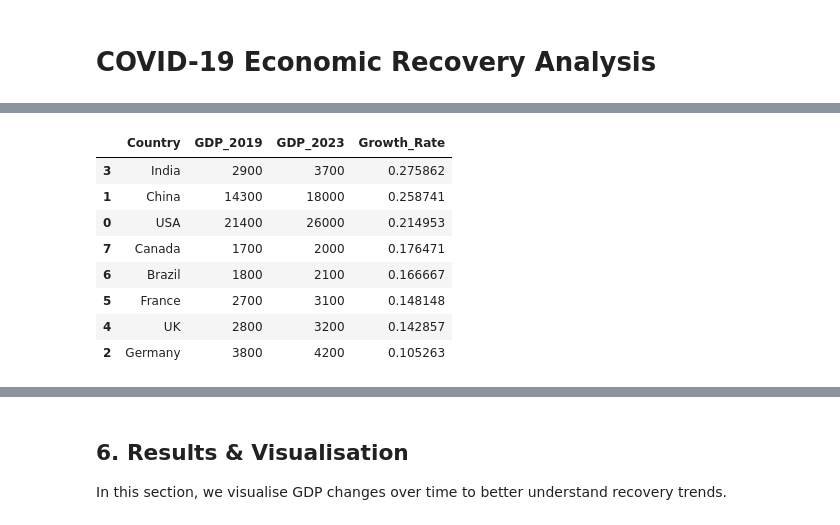
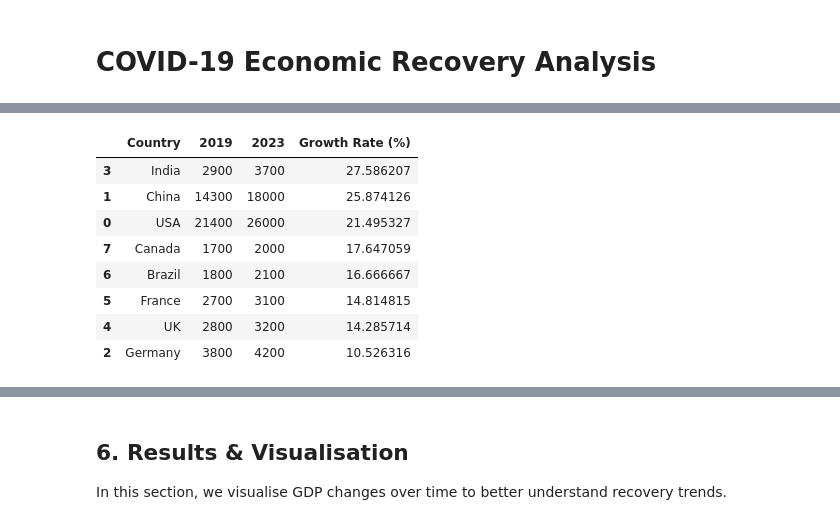
Before and after one commit to 3497816320-cmyk/acc102-covid-recovery-analysis, a Jupyter notebook: covid_recovery_analysis.ipynb, the cells around one changed output, grey strips where cells are left out. Drawn from its saved outputs; the diff is of its cells as text; code cells hidden in the pictures.

```diff
--- a/covid_recovery_analysis.ipynb
+++ b/covid_recovery_analysis.ipynb
@@ -29,13 +20,14 @@ The data is structured into a table using pandas, which allows further analysis
 import pandas as pd
 import matplotlib.pyplot as plt
 # %%
-data = {
+import pandas as pd
+import matplotlib.pyplot as plt
+
+df = pd.DataFrame({
     "Country": ["USA", "China", "Germany", "India", "UK", "France", "Brazil", "Canada"],
-    "GDP_2019": [21400, 14300, 3800, 2900, 2800, 2700, 1800, 1700],
-    "GDP_2023": [26000, 18000, 4200, 3700, 3200, 3100, 2100, 2000]
-}
-
-df = pd.DataFrame(data)
+    "2019": [21400, 14300, 3800, 2900, 2800, 2700, 1800, 1700],
+    "2023": [26000, 18000, 4200, 3700, 3200, 3100, 2100, 2000]
+})
 
 df
 # %% [output]
@@ -66,6 +57 @@ Growth_Rate    0
 dtype: int64
-# %%
-# Calculate growth rate
-df["Growth_Rate"] = (df["GDP_2023"] - df["GDP_2019"]) / df["GDP_2019"]
-
-df
@@ -81,0 +62,3 @@ df
+# %%
+df["Growth Rate (%)"] = ((df["2023"] - df["2019"]) / df["2019"]) * 100
+df
@@ -82,15 +75,13 @@ df
 # %%
-# Sort by growth rate
-df_sorted = df.sort_values(by="Growth_Rate", ascending=False)
-
+df_sorted = df.sort_values(by="Growth Rate (%)", ascending=False)
 df_sorted
 # %% [output]
-|  | Country | GDP_2019 | GDP_2023 | Growth_Rate |
-| 3 | India | 2900 | 3700 | 0.275862 |
-| 1 | China | 14300 | 18000 | 0.258741 |
-| 0 | USA | 21400 | 26000 | 0.214953 |
-| 7 | Canada | 1700 | 2000 | 0.176471 |
-| 6 | Brazil | 1800 | 2100 | 0.166667 |
-| 5 | France | 2700 | 3100 | 0.148148 |
-| 4 | UK | 2800 | 3200 | 0.142857 |
-| 2 | Germany | 3800 | 4200 | 0.105263 |
+|  | Country | 2019 | 2023 | Growth Rate (%) |
+| 3 | India | 2900 | 3700 | 27.586207 |
+| 1 | China | 14300 | 18000 | 25.874126 |
+| 0 | USA | 21400 | 26000 | 21.495327 |
+| 7 | Canada | 1700 | 2000 | 17.647059 |
+| 6 | Brazil | 1800 | 2100 | 16.666667 |
+| 5 | France | 2700 | 3100 | 14.814815 |
+| 4 | UK | 2800 | 3200 | 14.285714 |
+| 2 | Germany | 3800 | 4200 | 10.526316 |
```
Also changed, not shown: parts of 19 cells of this notebook.
